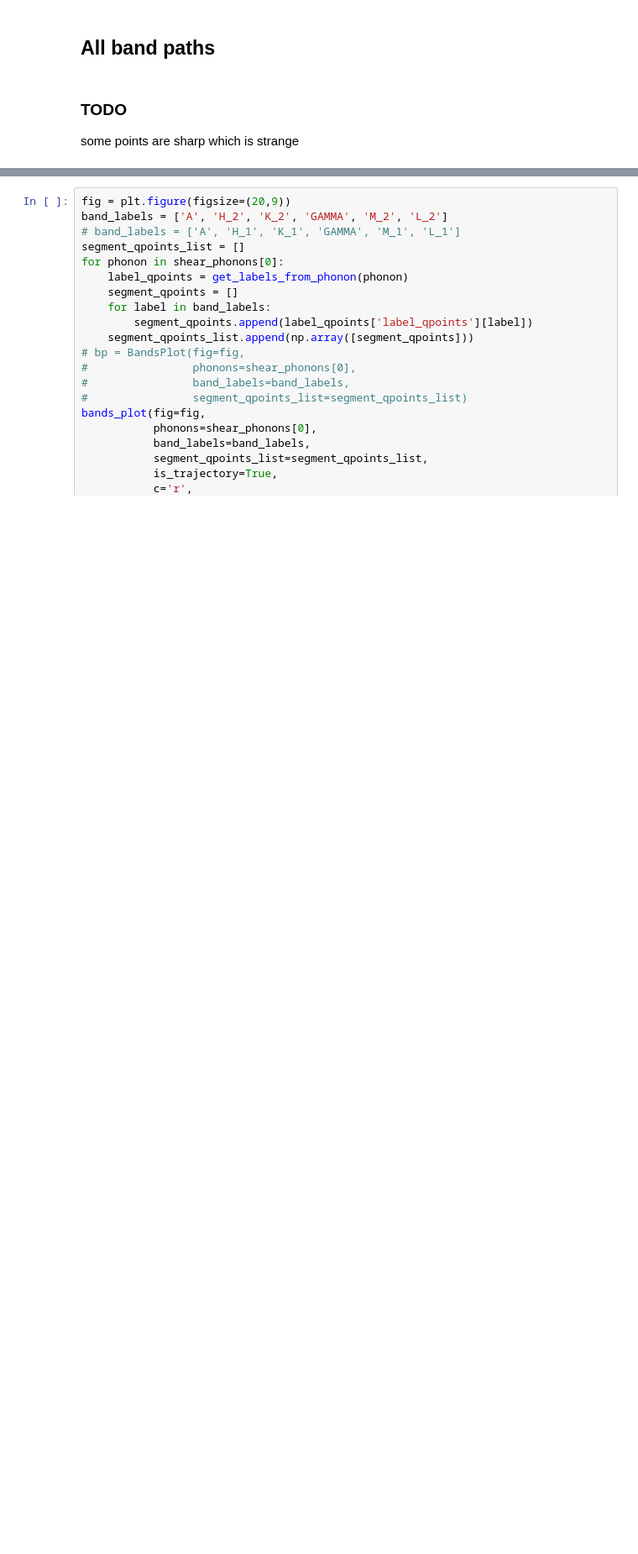
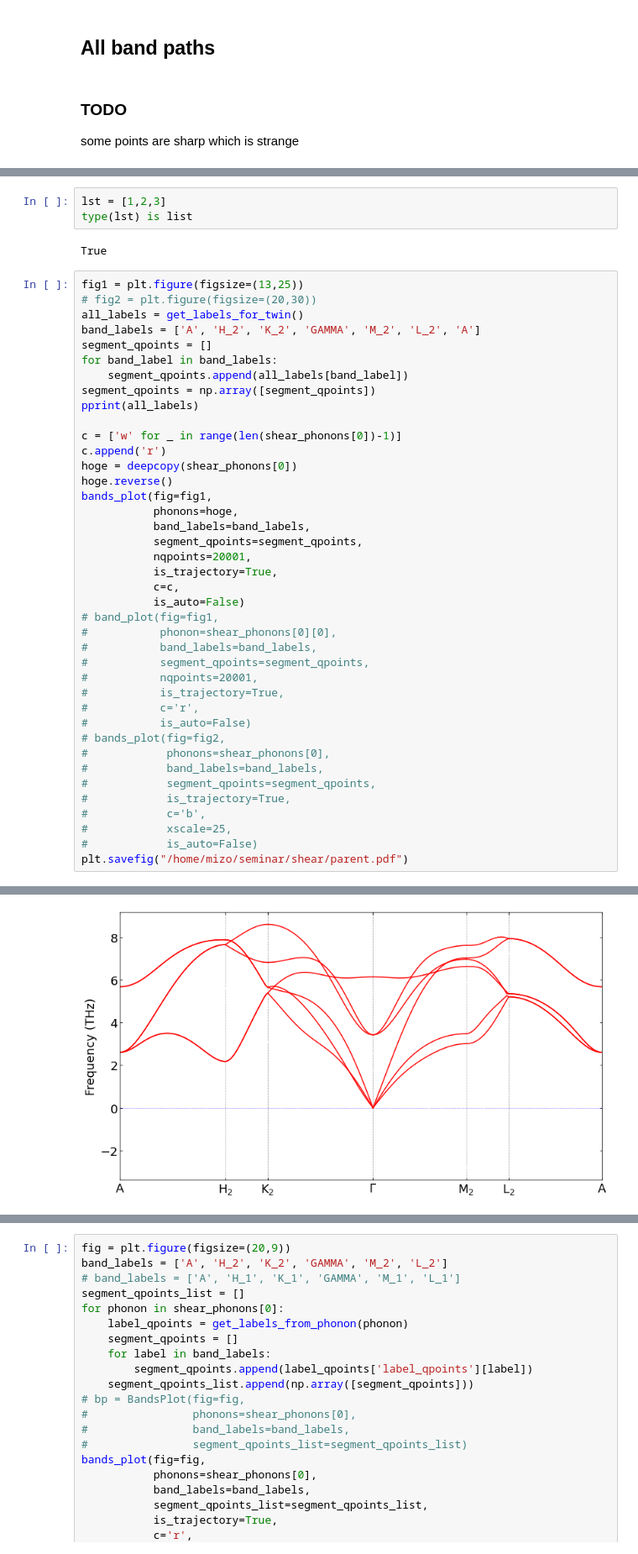
Before and after one commit to kei0822kei/aiidaplus, a Jupyter notebook: jupyter/shear.ipynb, the cells around one changed output, grey strips where cells are left out. Shown at 84% size. Drawn from its saved outputs; the diff is of its cells as text; blank space fills up the shorter version.

```diff
--- a/jupyter/shear.ipynb
+++ b/jupyter/shear.ipynb
@@ -332,0 +290,46 @@ bands_plot(fig=fig,
+# %%
+lst = [1,2,3]
+type(lst) is list
+# %% [output]
+True
+# %%
+fig1 = plt.figure(figsize=(13,25))
+# fig2 = plt.figure(figsize=(20,30))
+all_labels = get_labels_for_twin()
+band_labels = ['A', 'H_2', 'K_2', 'GAMMA', 'M_2', 'L_2', 'A']
+segment_qpoints = []
+for band_label in band_labels:
+    segment_qpoints.append(all_labels[band_label])
+segment_qpoints = np.array([segment_qpoints])
+pprint(all_labels)
+
+c = ['w' for _ in range(len(shear_phonons[0])-1)]
+c.append('r')
+hoge = deepcopy(shear_phonons[0])
+hoge.reverse()
+bands_plot(fig=fig1,
+           phonons=hoge,
+           band_labels=band_labels,
+           segment_qpoints=segment_qpoints,
+           nqpoints=20001,
+           is_trajectory=True,
+           c=c,
+           is_auto=False)
+# band_plot(fig=fig1,
+#           phonon=shear_phonons[0][0],
+#           band_labels=band_labels,
+#           segment_qpoints=segment_qpoints,
+#           nqpoints=20001,
+#           is_trajectory=True,
+#           c='r',
+#           is_auto=False)
+# bands_plot(fig=fig2,
+#            phonons=shear_phonons[0],
+#            band_labels=band_labels,
+#            segment_qpoints=segment_qpoints,
+#            is_trajectory=True,
+#            c='b',
+#            xscale=25,
+#            is_auto=False)
+plt.savefig("/home/mizo/seminar/shear/parent.pdf")
+# %% [output]
@@ -332,0 +346 @@ bands_plot(fig=fig,
+[figure, added]
```
Also changed, not shown: parts of 20 cells of this notebook, 6 other files.
